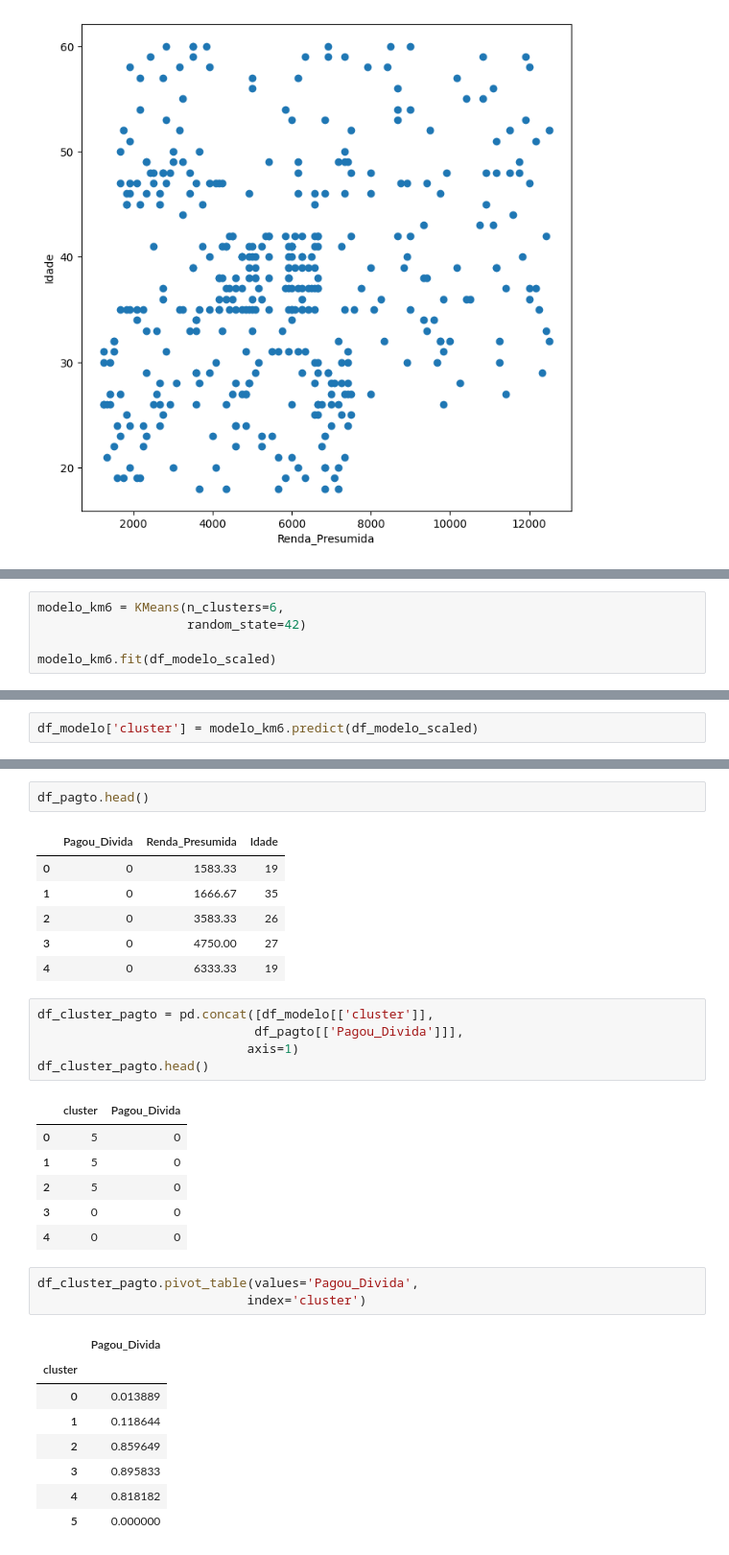
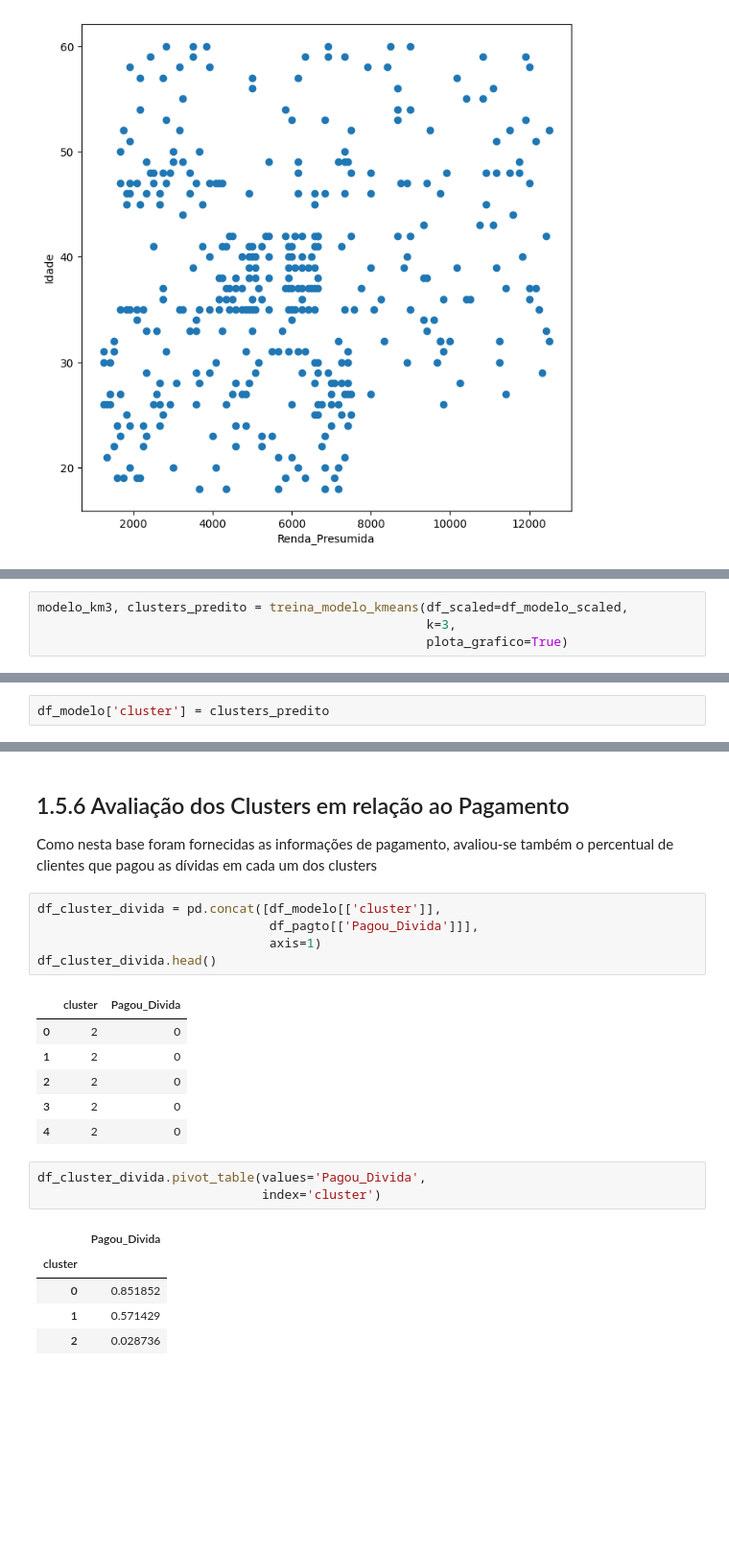
Before and after one commit to rodrigohigashi/Kmeans, a Jupyter notebook: KMeans_pagto.ipynb, the cells around one changed output, grey strips where cells are left out. Shown at 96% size. Cells and saved outputs as stored; diff of their text form; blank space fills up the shorter version.

```diff
--- a/KMeans_pagto.ipynb
+++ b/KMeans_pagto.ipynb
@@ -169,5 +230,0 @@ graf.set_ylabel('Inércia');
-# %%
-modelo_km6 = KMeans(n_clusters=6,
-                    random_state=42)
-
-modelo_km6.fit(df_modelo_scaled)
@@ -192,0 +236,4 @@ sns.scatterplot(x=modelo_km6.cluster_centers_[:,0],
+# %%
+modelo_km3, clusters_predito = treina_modelo_kmeans(df_scaled=df_modelo_scaled,
+                                                    k=3,
+                                                    plota_grafico=True)
@@ -193,5 +255,5 @@ sns.scatterplot(x=modelo_km6.cluster_centers_[:,0],
 # %%
-df_modelo['cluster'] = modelo_km6.predict(df_modelo_scaled)
+df_modelo['cluster'] = clusters_predito
 # %%
 df_modelo.groupby('cluster').describe().T
 # %% [output]
@@ -231,33 +293,25 @@ sns.boxplot(x='cluster',
-# %%
-df_pagto.head()
-# %% [output]
-|  | Pagou_Divida | Renda_Presumida | Idade |
-| 0 | 0 | 1583.33 | 19 |
-| 1 | 0 | 1666.67 | 35 |
-| 2 | 0 | 3583.33 | 26 |
-| 3 | 0 | 4750.00 | 27 |
-| 4 | 0 | 6333.33 | 19 |
+# %% [markdown]
+## 1.5.6 Avaliação dos Clusters em relação ao Pagamento
+Como nesta base foram fornecidas as informações de pagamento, avaliou-se também o percentual de clientes que
+pagou as dívidas em cada um dos clusters
 # %%
-df_cluster_pagto = pd.concat([df_modelo[['cluster']],
-                             df_pagto[['Pagou_Divida']]],
-                            axis=1)
-df_cluster_pagto.head()
+df_cluster_divida = pd.concat([df_modelo[['cluster']],
+                               df_pagto[['Pagou_Divida']]],
+                               axis=1)
+df_cluster_divida.head()
 # %% [output]
 |  | cluster | Pagou_Divida |
-| 0 | 5 | 0 |
-| 1 | 5 | 0 |
-| 2 | 5 | 0 |
-| 3 | 0 | 0 |
-| 4 | 0 | 0 |
+| 0 | 2 | 0 |
+| 1 | 2 | 0 |
+| 2 | 2 | 0 |
+| 3 | 2 | 0 |
+| 4 | 2 | 0 |
 # %%
-df_cluster_pagto.pivot_table(values='Pagou_Divida',
-                            index='cluster')
+df_cluster_divida.pivot_table(values='Pagou_Divida',
+                              index='cluster')
 # %% [output]
 |  | Pagou_Divida |
 | cluster |  |
-| 0 | 0.013889 |
-| 1 | 0.118644 |
-| 2 | 0.859649 |
-| 3 | 0.895833 |
-| 4 | 0.818182 |
-| 5 | 0.000000 |
+| 0 | 0.851852 |
+| 1 | 0.571429 |
+| 2 | 0.028736 |
```
Also changed, not shown: parts of 39 cells of this notebook.
